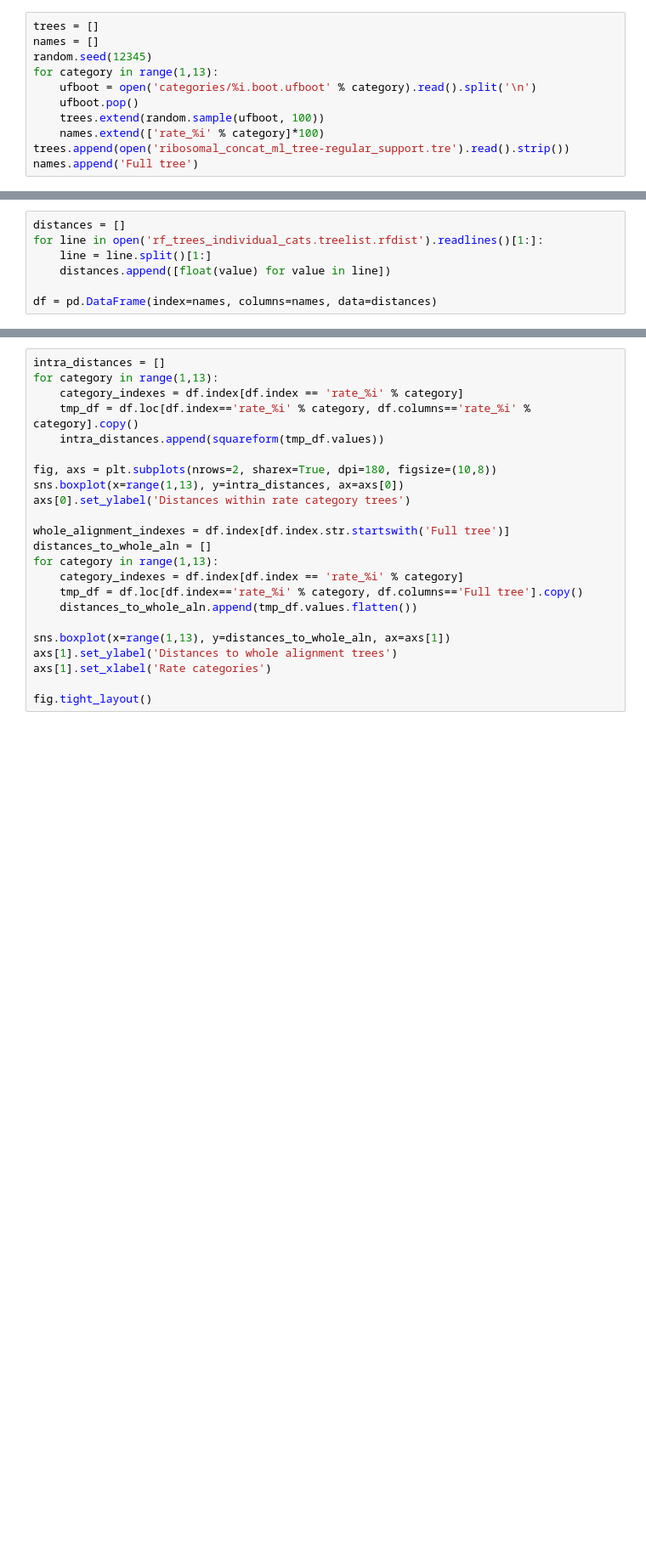
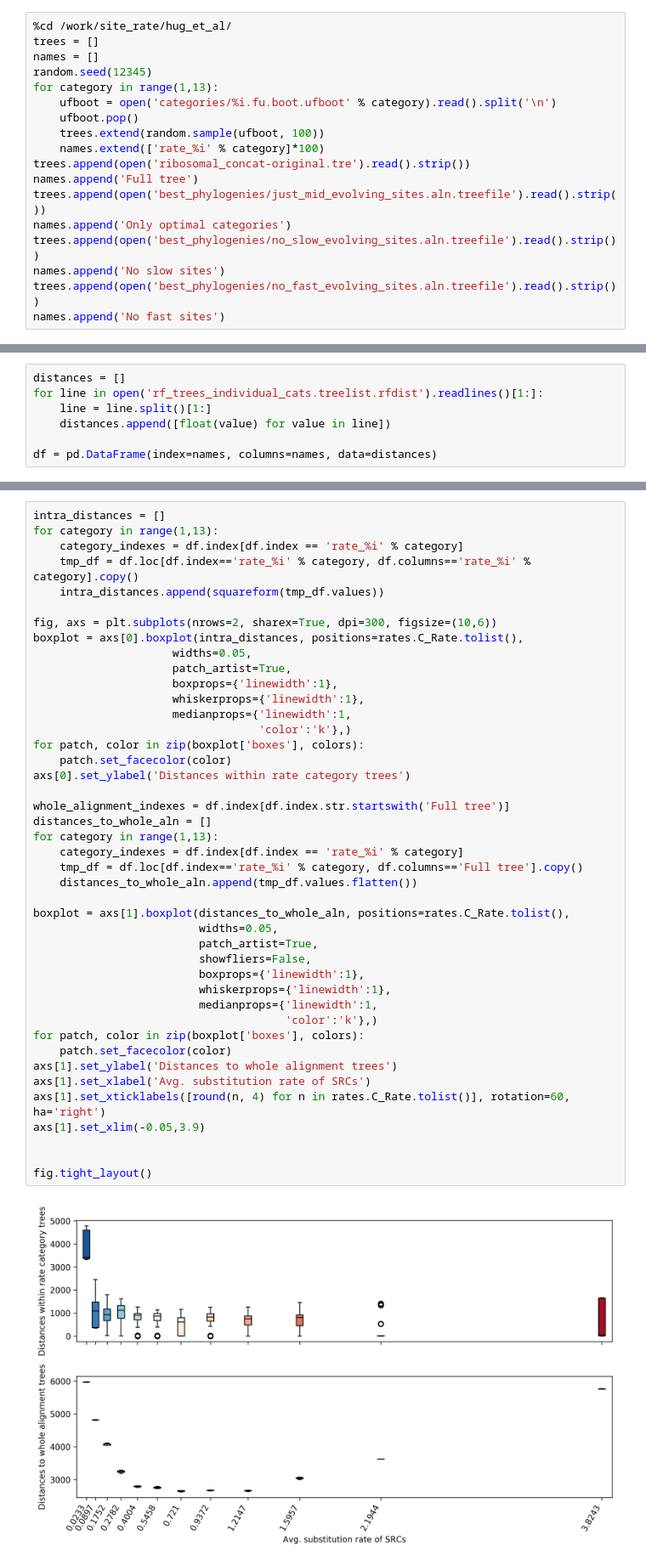
Before and after one commit to lthiberiol/jupyter_notebooks, a Jupyter notebook: site_rate/tree_cloud-hug.ipynb, the cells around one changed output, grey strips where cells are left out. Shown at 85% size. Cells and saved outputs as stored; diff of their text form; blank space fills up the shorter version.

```diff
--- a/site_rate/tree_cloud-hug.ipynb
+++ b/site_rate/tree_cloud-hug.ipynb
@@ -192,11 +131,18 @@ bipartition_df
 # %%
+%cd /work/site_rate/hug_et_al/
 trees = []
 names = []
 random.seed(12345)
 for category in range(1,13):
-    ufboot = open('categories/%i.boot.ufboot' % category).read().split('\n')
+    ufboot = open('categories/%i.fu.boot.ufboot' % category).read().split('\n')
     ufboot.pop()
     trees.extend(random.sample(ufboot, 100))
     names.extend(['rate_%i' % category]*100)
-trees.append(open('ribosomal_concat_ml_tree-regular_support.tre').read().strip())
+trees.append(open('ribosomal_concat-original.tre').read().strip())
 names.append('Full tree')
+trees.append(open('best_phylogenies/just_mid_evolving_sites.aln.treefile').read().strip())
+names.append('Only optimal categories')
+trees.append(open('best_phylogenies/no_slow_evolving_sites.aln.treefile').read().strip())
+names.append('No slow sites')
+trees.append(open('best_phylogenies/no_fast_evolving_sites.aln.treefile').read().strip())
+names.append('No fast sites')
@@ -218,23 +176,45 @@ df.info()
 # %%
 intra_distances = []
 for category in range(1,13):
     category_indexes = df.index[df.index == 'rate_%i' % category]
     tmp_df = df.loc[df.index=='rate_%i' % category, df.columns=='rate_%i' % category].copy()
     intra_distances.append(squareform(tmp_df.values))
 
-fig, axs = plt.subplots(nrows=2, sharex=True, dpi=180, figsize=(10,8))
-sns.boxplot(x=range(1,13), y=intra_distances, ax=axs[0])
+fig, axs = plt.subplots(nrows=2, sharex=True, dpi=300, figsize=(10,6))
+boxplot = axs[0].boxplot(intra_distances, positions=rates.C_Rate.tolist(),
+                     widths=0.05,
+                     patch_artist=True,
+                     boxprops={'linewidth':1},
+                     whiskerprops={'linewidth':1},
+                     medianprops={'linewidth':1,
+                                  'color':'k'},)
+for patch, color in zip(boxplot['boxes'], colors):
+    patch.set_facecolor(color)
 axs[0].set_ylabel('Distances within rate category trees')
 
 whole_alignment_indexes = df.index[df.index.str.startswith('Full tree')]
 distances_to_whole_aln = []
 for category in range(1,13):
     category_indexes = df.index[df.index == 'rate_%i' % category]
     tmp_df = df.loc[df.index=='rate_%i' % category, df.columns=='Full tree'].copy()
     distances_to_whole_aln.append(tmp_df.values.flatten())
 
-sns.boxplot(x=range(1,13), y=distances_to_whole_aln, ax=axs[1])
+boxplot = axs[1].boxplot(distances_to_whole_aln, positions=rates.C_Rate.tolist(),
+                         widths=0.05,
+                         patch_artist=True,
+                         showfliers=False,
+                         boxprops={'linewidth':1},
+                         whiskerprops={'linewidth':1},
+                         medianprops={'linewidth':1,
+                                      'color':'k'},)
+for patch, color in zip(boxplot['boxes'], colors):
+    patch.set_facecolor(color)
 axs[1].set_ylabel('Distances to whole alignment trees')
-axs[1].set_xlabel('Rate categories')
+axs[1].set_xlabel('Avg. substitution rate of SRCs')
+axs[1].set_xticklabels([round(n, 4) for n in rates.C_Rate.tolist()], rotation=60, ha='right')
+axs[1].set_xlim(-0.05,3.9)
+
 
 fig.tight_layout()
+# %% [output]
+[figure, added]
```
Also changed, not shown: parts of 25 cells of this notebook, 13 other files.
